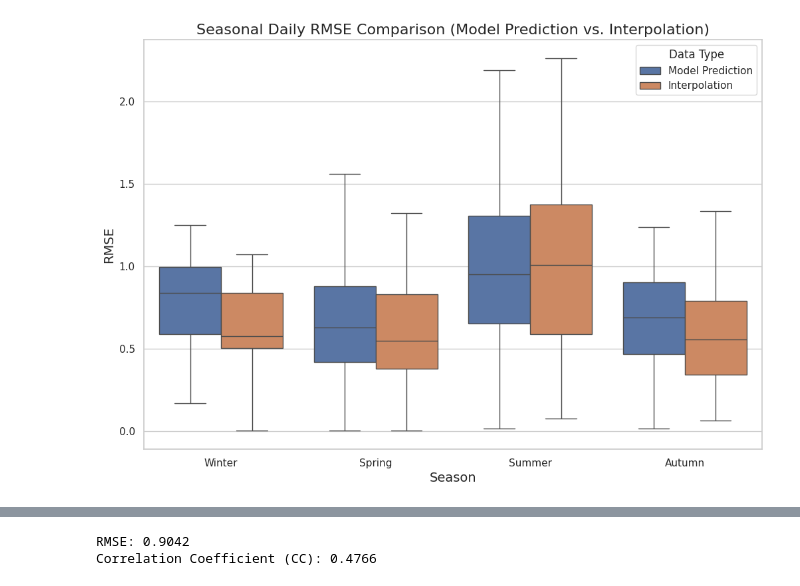
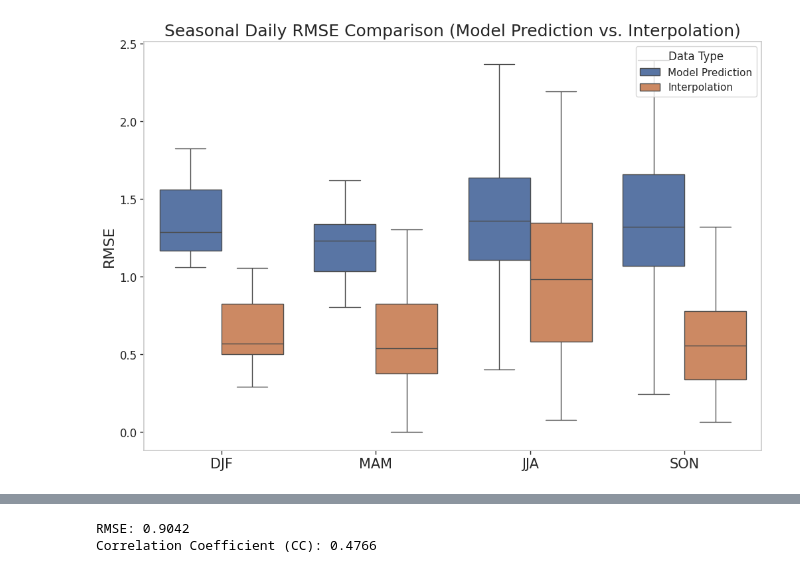
Before and after one commit to masak1112/precipitation_downscaling, a Jupyter notebook: precipitation_downscaling-bing_issue09_bias_correction/RMSE_AND_CC.ipynb, the cells around one changed output, grey strips where cells are left out. Cells and saved outputs as stored; diff of their text form; code cells hidden in the pictures.

```diff
--- a/precipitation_downscaling-bing_issue09_bias_correction/RMSE_AND_CC.ipynb
+++ b/precipitation_downscaling-bing_issue09_bias_correction/RMSE_AND_CC.ipynb
@@ -28,7 +28,7 @@ import matplotlib.pyplot as plt
 import seaborn as sns
 
 # 加载数据集
-ds = xr.open_dataset("/cpfs01/projects-HDD/cfff-4a8d9af84f66_HDD/public/ShiXiSheng/yzy/yzy_results/ex7_8_onestep_l1_nofc_aheadtop_005_addprecipnorm/prcp_downs_unet_year_2020.nc")
+ds = xr.open_dataset("/cpfs01/projects-HDD/cfff-4a8d9af84f66_HDD/public/ShiXiSheng/yzy/yzy_results/ex31_7_onestepwgan_cri5_1000_0_l1_aheadtop_10_180epoch_addprecipnorm/prcp_downs_wgan_year_2020.nc")
 
 # 提取变量
 fcst = ds['fcst']  # 模型预测结果
@@ -62,40 +62,53 @@ df_inter = calculate_daily_rmse(inter, hr)
 # 添加模型类型
 df_fcst['Type'] = 'Model Prediction'
 df_inter['Type'] = 'Interpolation'
 df = pd.concat([df_fcst, df_inter])
 
 # 将日期转换为 datetime 格式
 df['date'] = pd.to_datetime(df['date'])
 df['month'] = df['date'].dt.month
 
 # 季节映射
 def get_season(month):
     if month in [12, 1, 2]:
-        return 'Winter'
+        return 'DJF'  # 冬季：December, January, February
     elif month in [3, 4, 5]:
-        return 'Spring'
+        return 'MAM'  # 春季：March, April, May
     elif month in [6, 7, 8]:
-        return 'Summer'
+        return 'JJA'  # 夏季：June, July, August
     else:
-        return 'Autumn'
+        return 'SON'  # 秋季：September, October, November
 
 df['season'] = df['month'].map(get_season)
 
 # 设置绘图风格
 sns.set(style="whitegrid")
 
 # 绘制箱线图，禁用离群点
 plt.figure(figsize=(12, 8))
 sns.boxplot(x='season', y='rmse', hue='Type', data=df,
-            order=['Winter', 'Spring', 'Summer', 'Autumn'],
+            order=['DJF', 'MAM', 'JJA', 'SON'],
             showfliers=False)  # 不显示离群点
 
 # 美化图表
-plt.title('Seasonal Daily RMSE Comparison (Model Prediction vs. Interpolation)', fontsize=16)
-plt.xlabel('Season', fontsize=14)
-plt.ylabel('RMSE', fontsize=14)
+plt.rcParams['font.family'] = 'DejaVu Sans'
+plt.title('Seasonal Daily RMSE Comparison (Model Prediction vs. Interpolation)', fontsize=18)
+plt.xlabel('')
+plt.ylabel('RMSE', fontsize=16)
+
+plt.xticks(fontsize=15)
+plt.yticks(fontsize=12)
+
+# 关闭网格线但保留刻度线
+plt.grid(False)
+plt.tick_params(axis='x', which='both', bottom=True, top=False)  # 保留X轴刻度
+plt.tick_params(axis='y', which='both', left=True, right=False)  # 保留Y轴刻度
+
+# 设置小刻度
+plt.gca().tick_params(axis='both', which='major', length=4, width=1)  # 主刻度加长加粗
+plt.gca().tick_params(axis='both', which='minor', length=2, width=0.7)  # 小刻度稍短稍细
+
 plt.legend(title='Data Type', loc='upper right')
-
 plt.show()
 # %% [output]
-[figure, old version]
+[figure, new version]
```
Also changed, not shown: parts of 3 cells of this notebook, 10 other files.
